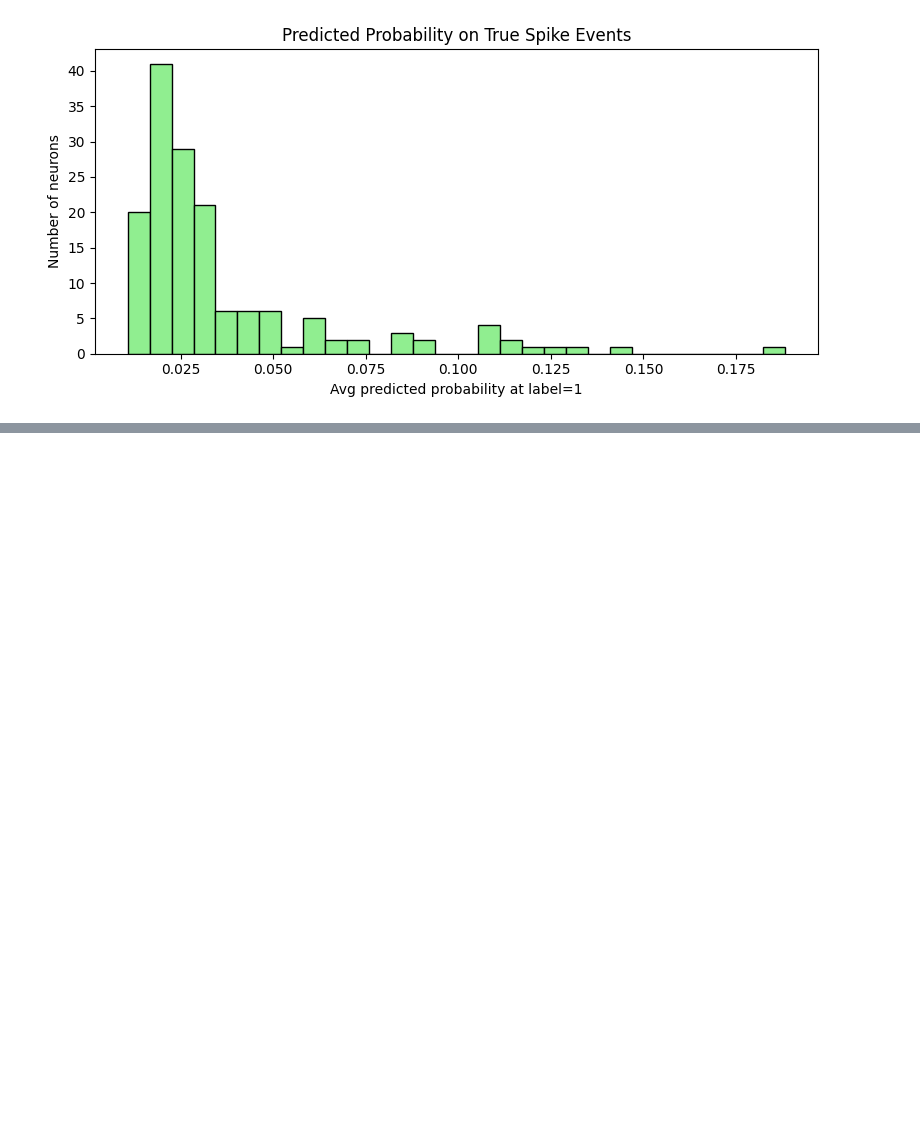
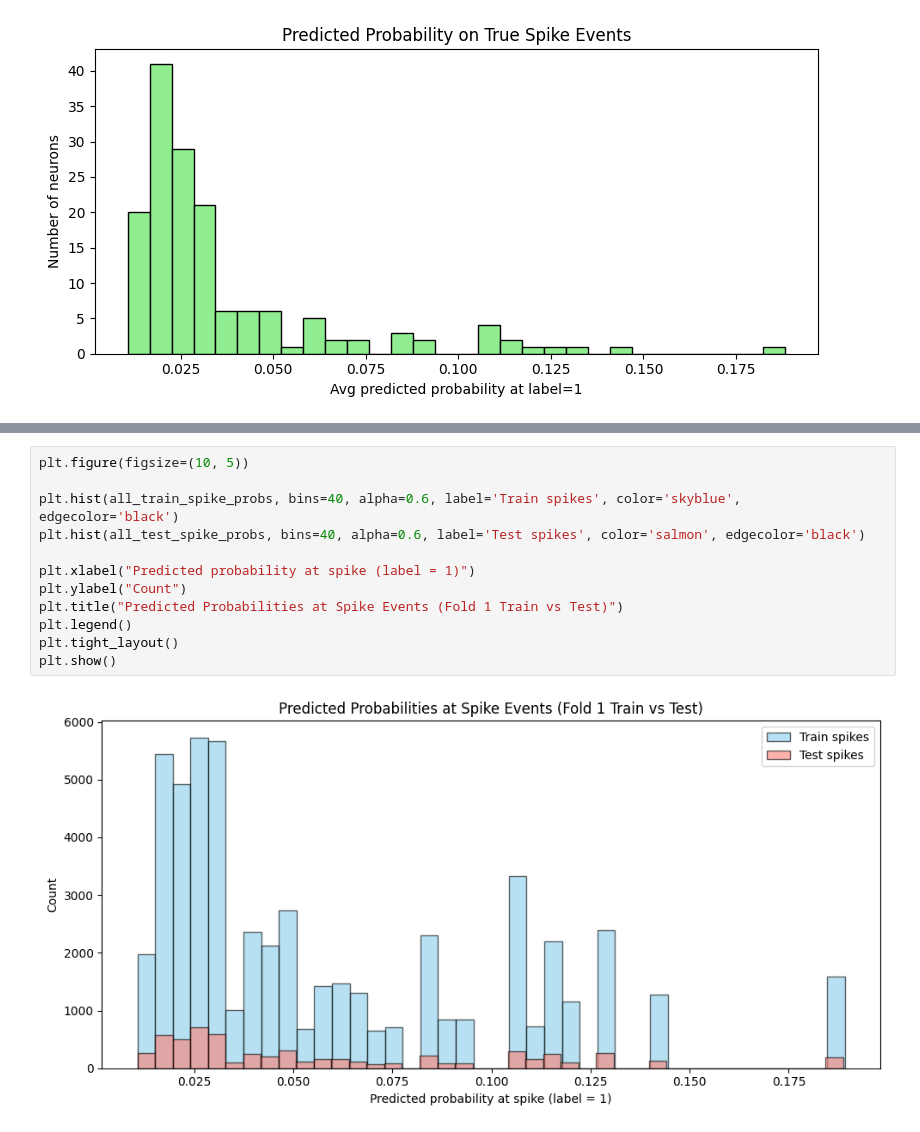
Before and after one commit to mariakesa/LuckyMouse, a Jupyter notebook: notebooks/testing_events.ipynb, the cells around one changed output, grey strips where cells are left out. Saved outputs shown, nothing was run; the diff lists cells and outputs as text; blank space fills up the shorter version.

Commit message:
test train evaluation separately

```diff
--- a/notebooks/testing_events.ipynb
+++ b/notebooks/testing_events.ipynb
@@ -313,0 +407,14 @@ plt.show()
+# %%
+plt.figure(figsize=(10, 5))
+
+plt.hist(all_train_spike_probs, bins=40, alpha=0.6, label='Train spikes', color='skyblue', edgecolor='black')
+plt.hist(all_test_spike_probs, bins=40, alpha=0.6, label='Test spikes', color='salmon', edgecolor='black')
+
+plt.xlabel("Predicted probability at spike (label = 1)")
+plt.ylabel("Count")
+plt.title("Predicted Probabilities at Spike Events (Fold 1 Train vs Test)")
+plt.legend()
+plt.tight_layout()
+plt.show()
+# %% [output]
+[figure, added]
```
Also changed, not shown: parts of 3 cells of this notebook, 2 other files.
